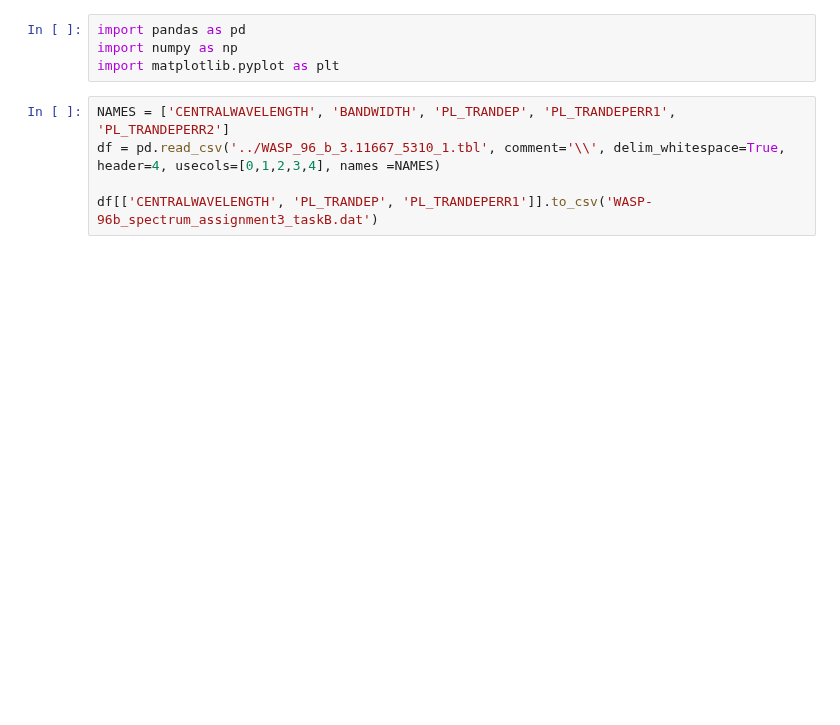
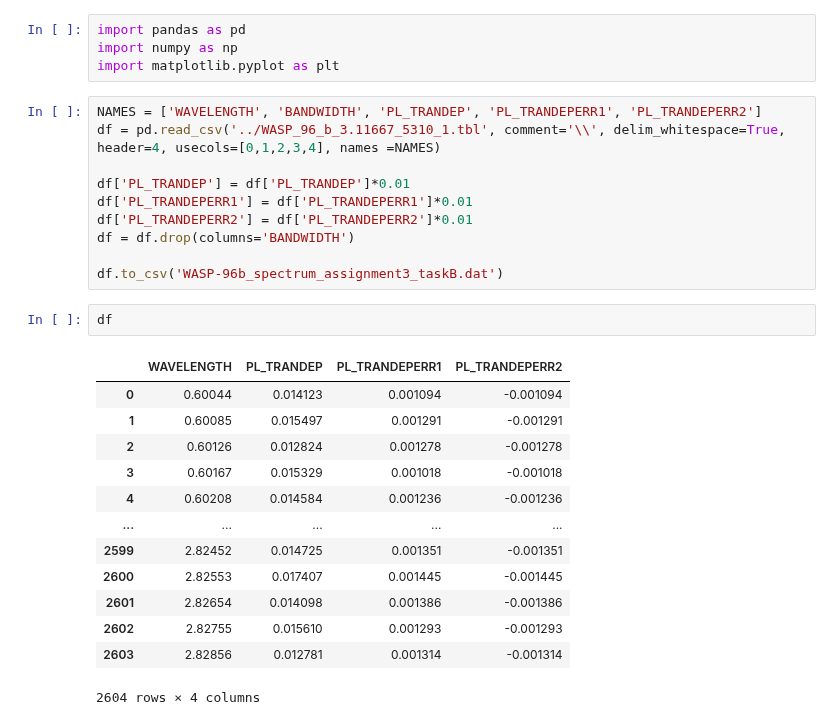
Before and after one commit to tiziano1590/comp_astro_24, a Jupyter notebook: assignment3/Assignment3_B.ipynb, the cells around one changed output. Cells and saved outputs as stored; diff of their text form; blank space fills up the shorter version.

```diff
--- a/assignment3/Assignment3_B.ipynb
+++ b/assignment3/Assignment3_B.ipynb
@@ -3,8 +3,29 @@ import pandas as pd
 import numpy as np
 import matplotlib.pyplot as plt
 # %%
-NAMES = ['CENTRALWAVELENGTH', 'BANDWIDTH', 'PL_TRANDEP', 'PL_TRANDEPERR1', 'PL_TRANDEPERR2']
+NAMES = ['WAVELENGTH', 'BANDWIDTH', 'PL_TRANDEP', 'PL_TRANDEPERR1', 'PL_TRANDEPERR2']
 df = pd.read_csv('../WASP_96_b_3.11667_5310_1.tbl', comment='\\', delim_whitespace=True, header=4, usecols=[0,1,2,3,4], names =NAMES)
 
-df[['CENTRALWAVELENGTH', 'PL_TRANDEP', 'PL_TRANDEPERR1']].to_csv('WASP-96b_spectrum_assignment3_taskB.dat')
+df['PL_TRANDEP'] = df['PL_TRANDEP']*0.01
+df['PL_TRANDEPERR1'] = df['PL_TRANDEPERR1']*0.01
+df['PL_TRANDEPERR2'] = df['PL_TRANDEPERR2']*0.01
+df = df.drop(columns='BANDWIDTH')
+
+df.to_csv('WASP-96b_spectrum_assignment3_taskB.dat')
+# %%
+df
+# %% [output]
+|  | WAVELENGTH | PL_TRANDEP | PL_TRANDEPERR1 | PL_TRANDEPERR2 |
+| 0 | 0.60044 | 0.014123 | 0.001094 | -0.001094 |
+| 1 | 0.60085 | 0.015497 | 0.001291 | -0.001291 |
+| 2 | 0.60126 | 0.012824 | 0.001278 | -0.001278 |
+| 3 | 0.60167 | 0.015329 | 0.001018 | -0.001018 |
+| 4 | 0.60208 | 0.014584 | 0.001236 | -0.001236 |
+| ... | ... | ... | ... | ... |
+| 2599 | 2.82452 | 0.014725 | 0.001351 | -0.001351 |
+| 2600 | 2.82553 | 0.017407 | 0.001445 | -0.001445 |
+| 2601 | 2.82654 | 0.014098 | 0.001386 | -0.001386 |
+| 2602 | 2.82755 | 0.015610 | 0.001293 | -0.001293 |
+| 2603 | 2.82856 | 0.012781 | 0.001314 | -0.001314 |
+2604 rows × 4 columns
 # %%
```
Also changed, not shown: parts of 4 cells of this notebook, 1 other file.
